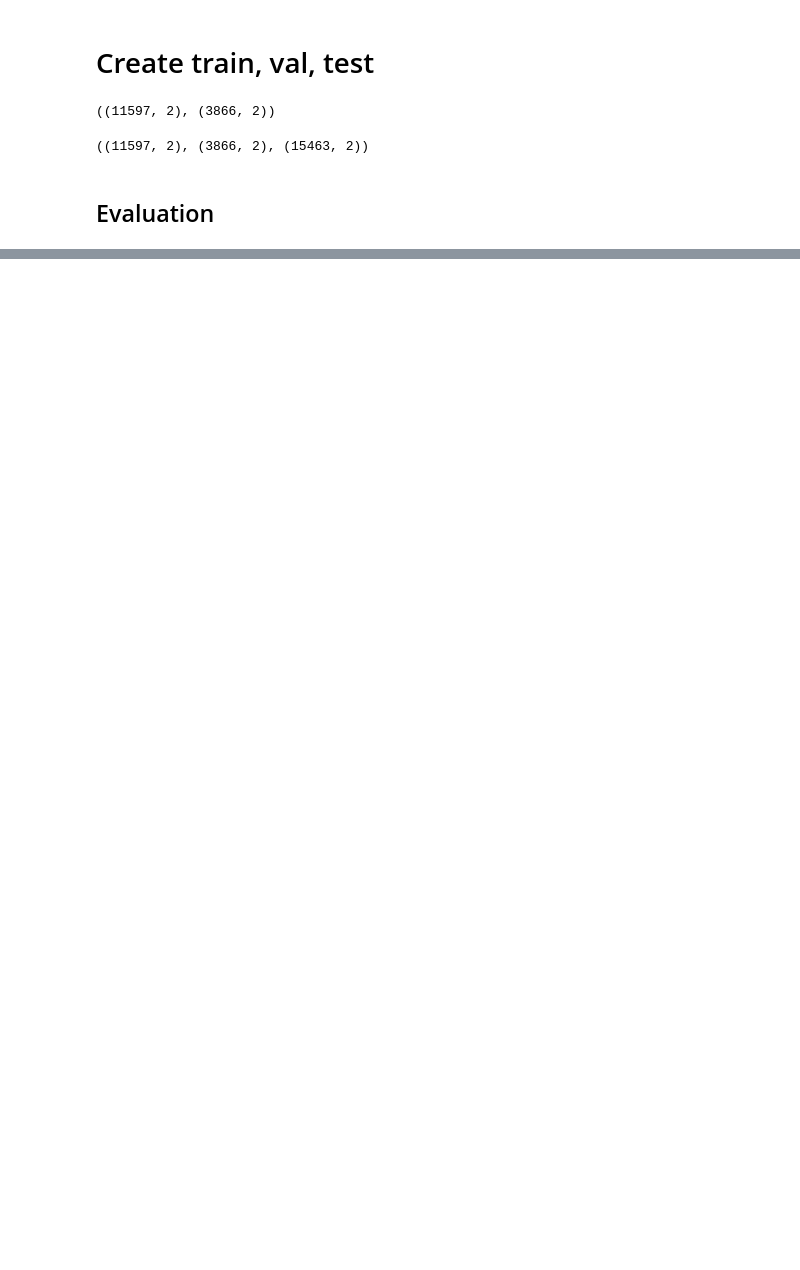
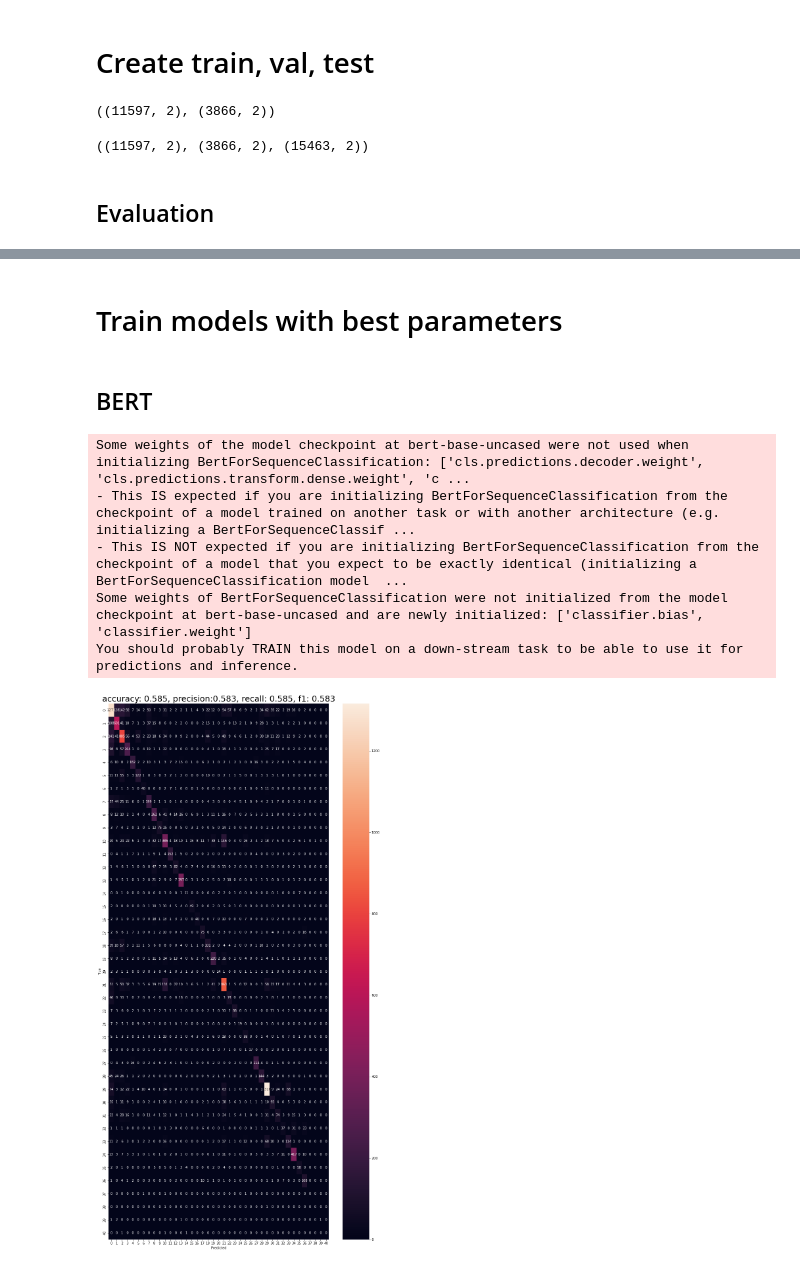
Before and after one commit to freddd1/nlp-final-project, a Jupyter notebook: main.ipynb, the cells around one changed output, grey strips where cells are left out. Cells and saved outputs as stored; diff of their text form; code cells hidden in the pictures; blank space fills up the shorter version.

```diff
--- a/main.ipynb
+++ b/main.ipynb
@@ -108,7 +84,8 @@ from models import BERT, tBERT
 from utils.pre_processing import create_titles_corpus
 
 DEVICE = torch.device("cuda") if torch.cuda.is_available() else torch.device("cpu")
-N_TRAILS = 1
+N_TRAILS = 30
+NUM_EPOCHS = 8
 # %%
 def bert_objective(trail):
     # Params ranges:
@@ -153,7 +124,7 @@ def tbert_objective(trail):
     # General Model
     lr = trail.suggest_loguniform('lr', 1e-6, 1e-3)
     # LDA
-    n_topics = trail.suggest_int('n_topics', 50, 100)
+    n_topics = trail.suggest_int('n_topics', 50, 500)
     alpha = trail.suggest_float('alpha', 1/50, 10)
 
 
@@ -163,19 +134,21 @@ def tbert_objective(trail):
 
     optimizer = AdamW(model.parameters(), lr=lr)
 
-    trainer = Trainer(model=model, optimizer=optimizer, train_dataloader=train_dataloader, num_epochs=1, device=DEVICE)
+    trainer = Trainer(model=model, optimizer=optimizer, train_dataloader=train_dataloader, num_epochs=NUM_EPOCHS, device=DEVICE)
 
     trainer.train()
     labels, preds = trainer.evaluate(val_dataloader)
     f1 = f1_score(labels, preds, average='micro')
     return f1
 
-study = optuna.create_study(direction='maximize')
-study.optimize(tbert_objective, n_trials=N_TRAILS)
+if not os.path.isfile('results/tBERT_best_params.json'):
 
-trail_ = study.best_trial
-with open('results/tBERT_best_params.json', 'w') as f:
-    d = dict(trail_.params)
-    d['f1'] = trail_.values[0]
-    json.dump(d, f, indent=4)
-print(f'BEST TRAIL:\n f1:  {trail_.values}\nparams: {trail_.params}')
+    study = optuna.create_study(direction='maximize')
+    study.optimize(tbert_objective, n_trials=N_TRAILS)
+
+    trail_ = study.best_trial
+    with open('results/tBERT_best_params.json', 'w') as f:
+        d = dict(trail_.params)
+        d['f1'] = trail_.values[0]
+        json.dump(d, f, indent=4)
+    print(f'BEST TRAIL:\n f1:  {trail_.values}\nparams: {trail_.params}')
@@ -190,0 +155,28 @@ params: {'embeddings_length': 64, 'lr': 5.639469575148213e-05, 'n_topics': 69, '
+# %% [markdown]
+# Train models with best parameters
+# %%
+from utils.metrics import show_results
+NUM_EPOCHS = 20
+# %% [markdown]
+## BERT
+# %%
+# get best parameters
+with open('results/tBERT_best_params.json', 'r') as f:
+    params = json.load(f)
+
+model = BERT(model_name='bert-base-uncased',num_labels=len(label_to_idx),
+         max_length=params['embeddings_length'], device=DEVICE)
+optimizer = AdamW(model.parameters(), lr=params['lr'])
+trainer = Trainer(model=model, optimizer=optimizer, train_dataloader=train_dataloader, num_epochs=NUM_EPOCHS, device=DEVICE)
+
+trainer.train()
+
+labels, preds = trainer.evaluate(test_dataloader)
+show_results(labels, preds)
+# %% [output]
+Some weights of the model checkpoint at bert-base-uncased were not used when initializing BertForSequenceClassification: ['cls.predictions.decoder.weight', 'cls.predictions.transform.dense.weight', 'c ...
+- This IS expected if you are initializing BertForSequenceClassification from the checkpoint of a model trained on another task or with another architecture (e.g. initializing a BertForSequenceClassif ...
+- This IS NOT expected if you are initializing BertForSequenceClassification from the checkpoint of a model that you expect to be exactly identical (initializing a BertForSequenceClassification model  ...
+Some weights of BertForSequenceClassification were not initialized from the model checkpoint at bert-base-uncased and are newly initialized: ['classifier.bias', 'classifier.weight']
+You should probably TRAIN this model on a down-stream task to be able to use it for predictions and inference.
+[figure, added]
```
Also changed, not shown: parts of 12 cells of this notebook.
